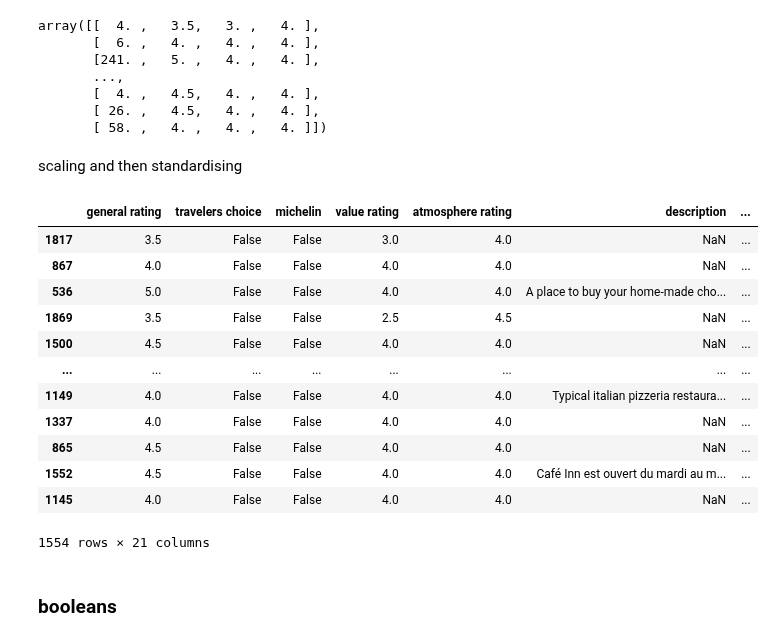
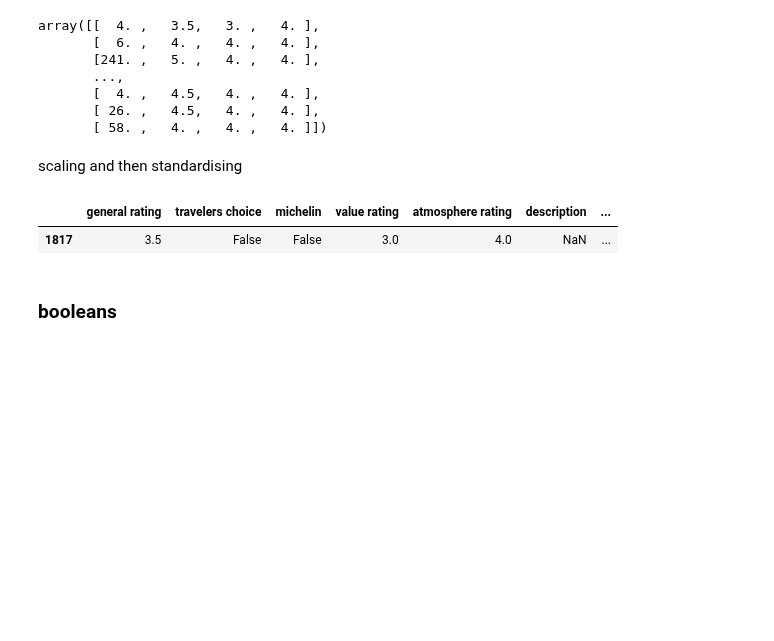
Before and after one commit to hikmatelhaj/machine-learning-project, a Jupyter notebook: sprint2raman2.ipynb, the cells around one changed output. Saved outputs shown, nothing was run; the diff lists cells and outputs as text; code cells hidden in the pictures; blank space fills up the shorter version.

```diff
--- a/sprint2raman2.ipynb
+++ b/sprint2raman2.ipynb
@@ -140,6 +235,9 @@ this already looks acceptable
 for the coordinates we think it's best just to apply standardization to them
 
 and for the missing data we wrote a script that derives the center latitude and longitude from the city and we will fill it in with those coordinates
+# %%
+df_train.loc[df_train.latitude.isna(),"latitude"]=df_train.latitude.mean()
+df_train.loc[df_train.longitude.isna(),"longitude"]=df_train.longitude.mean()
 # %% [markdown]
 #### Missing values
 Because our model won't like NANs we have to replace them by something. We decided to replace them with the median of the corresponding feature. But  we also think having a missing value can actually be a very good predictor. Thats why we will ad a "missing" column when we have a missing value
@@ -186,21 +283,10 @@ df_train["lg_rank"]=np.log(df_train["rank"])
 df_train["lg_reviews"]=np.log(df_train["number of reviews"]+1)
 df_train.drop(columns=["rank","number of reviews"],inplace=True)
 # %%
-df_train
+df_train.head(1)
 # %% [output]
 |  | general rating | travelers choice | michelin | value rating | atmosphere rating | description | ... |
 | 1817 | 3.5 | False | False | 3.0 | 4.0 | NaN | ... |
-| 867 | 4.0 | False | False | 4.0 | 4.0 | NaN | ... |
-| 536 | 5.0 | False | False | 4.0 | 4.0 | A place to buy your home-made cho... | ... |
-| 1869 | 3.5 | False | False | 2.5 | 4.5 | NaN | ... |
-| 1500 | 4.5 | False | False | 4.0 | 4.0 | NaN | ... |
-| ... | ... | ... | ... | ... | ... | ... | ... |
-| 1149 | 4.0 | False | False | 4.0 | 4.0 | Typical italian pizzeria restaura... | ... |
-| 1337 | 4.0 | False | False | 4.0 | 4.0 | NaN | ... |
-| 865 | 4.5 | False | False | 4.0 | 4.0 | NaN | ... |
-| 1552 | 4.5 | False | False | 4.0 | 4.0 | Café Inn est ouvert du mardi au m... | ... |
-| 1145 | 4.0 | False | False | 4.0 | 4.0 | NaN | ... |
-1554 rows × 21 columns
 # %% [markdown]
 ### booleans
 # %%
```
Also changed, not shown: parts of 55 cells of this notebook, 4 other files.
